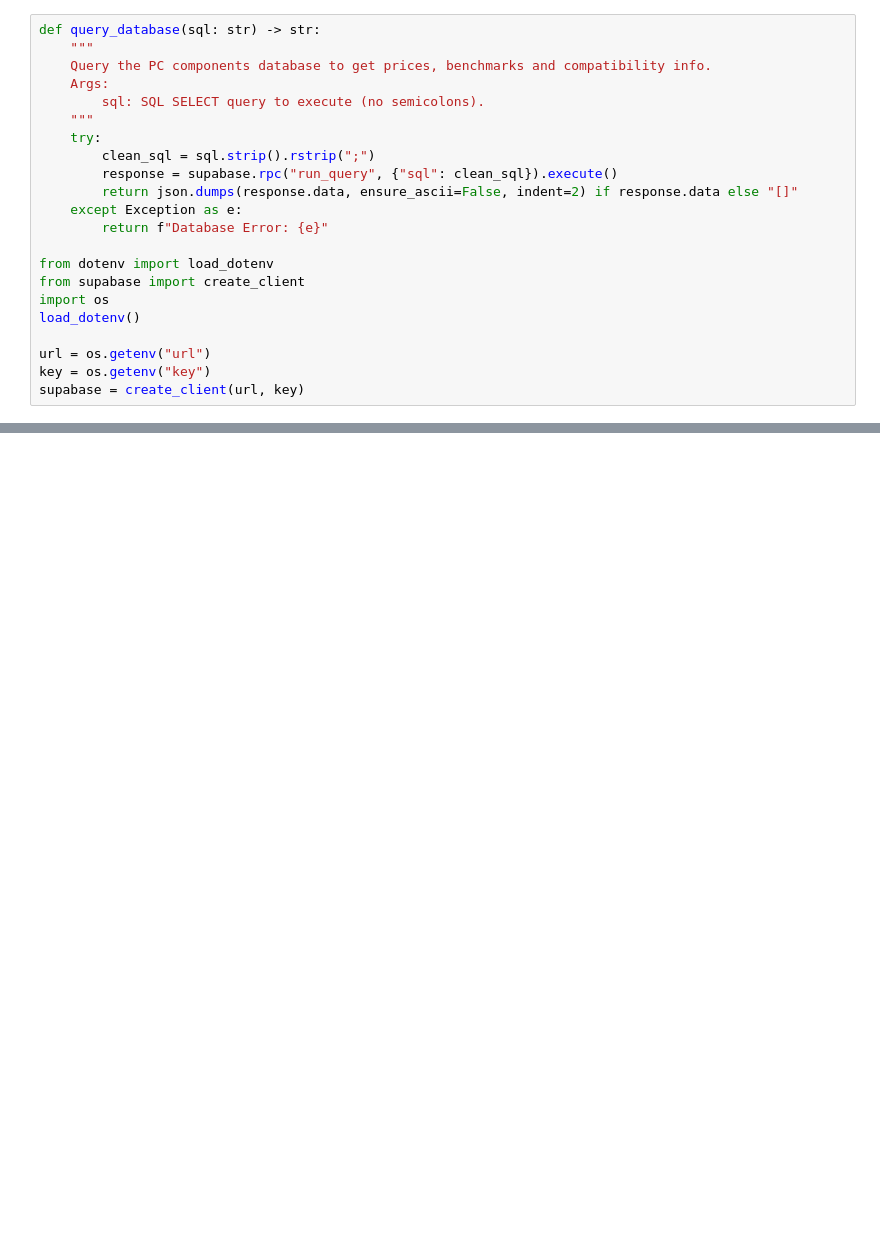
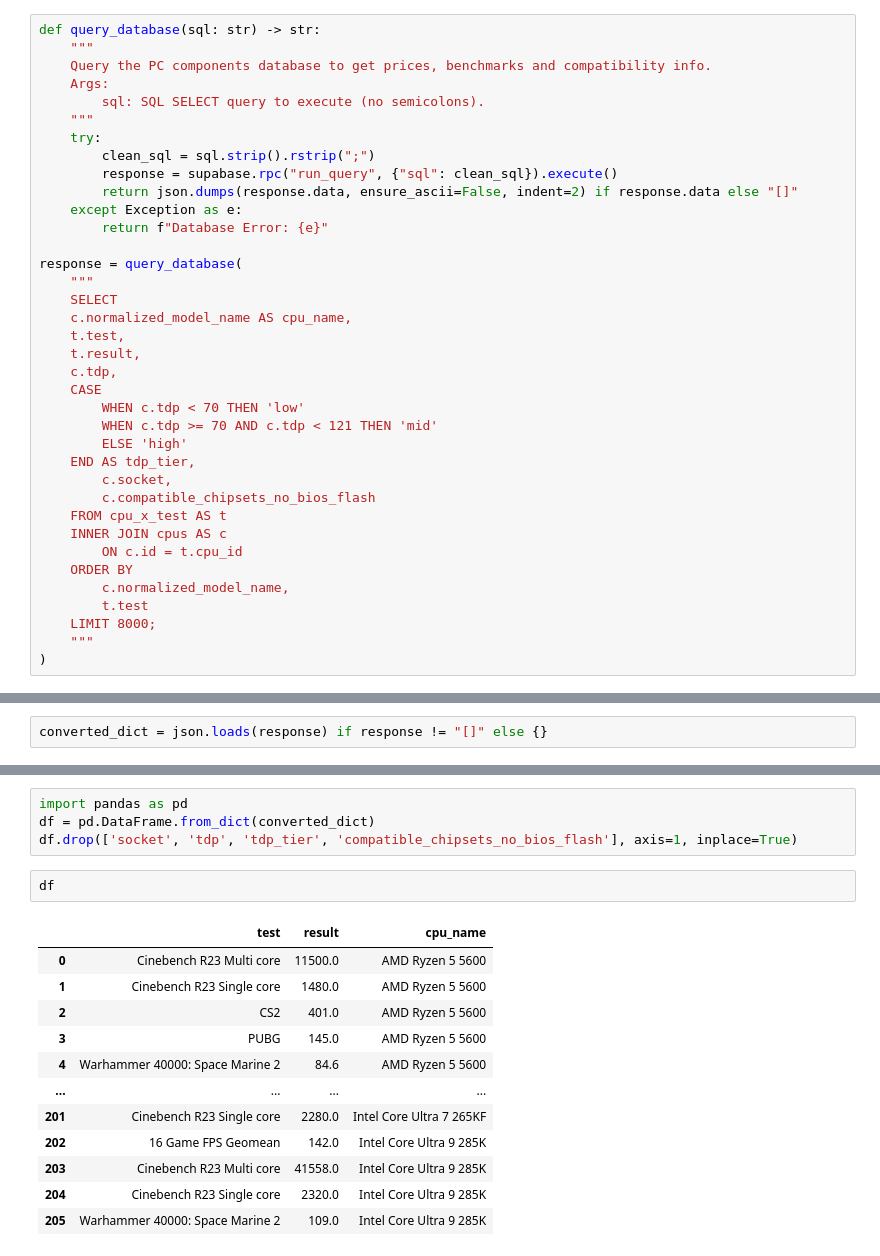
Before and after one commit to bool8192/pc_assembler, a Jupyter notebook: sandbox.ipynb, the cells around one changed output, grey strips where cells are left out. Cells and saved outputs as stored; diff of their text form; blank space fills up the shorter version.

```diff
--- a/sandbox.ipynb
+++ b/sandbox.ipynb
@@ -34,11 +113,26 @@ def query_database(sql: str) -> str:
     except Exception as e:
         return f"Database Error: {e}"
 
-from dotenv import load_dotenv
-from supabase import create_client
-import os
-load_dotenv()
-
-url = os.getenv("url")
-key = os.getenv("key")
-supabase = create_client(url, key)
+response = query_database(
+    """
+    SELECT
+    c.normalized_model_name AS cpu_name,
+    t.test,
+    t.result,
+    c.tdp,
+    CASE
+        WHEN c.tdp < 70 THEN 'low'
+        WHEN c.tdp >= 70 AND c.tdp < 121 THEN 'mid'
+        ELSE 'high'
+    END AS tdp_tier,
+        c.socket,
+        c.compatible_chipsets_no_bios_flash
+    FROM cpu_x_test AS t
+    INNER JOIN cpus AS c
+        ON c.id = t.cpu_id
+    ORDER BY
+        c.normalized_model_name,
+        t.test
+    LIMIT 8000;
+    """
+)
@@ -214,0 +139,2 @@ chosen_gpu
+# %%
+converted_dict = json.loads(response) if response != "[]" else {}
@@ -214,0 +233,19 @@ chosen_gpu
+# %%
+import pandas as pd
+df = pd.DataFrame.from_dict(converted_dict)
+df.drop(['socket', 'tdp', 'tdp_tier', 'compatible_chipsets_no_bios_flash'], axis=1, inplace=True)
+# %%
+df
+# %% [output]
+|  | test | result | cpu_name |
+| 0 | Cinebench R23 Multi core | 11500.0 | AMD Ryzen 5 5600 |
+| 1 | Cinebench R23 Single core | 1480.0 | AMD Ryzen 5 5600 |
+| 2 | CS2 | 401.0 | AMD Ryzen 5 5600 |
+| 3 | PUBG | 145.0 | AMD Ryzen 5 5600 |
+| 4 | Warhammer 40000: Space Marine 2 | 84.6 | AMD Ryzen 5 5600 |
+| ... | ... | ... | ... |
+| 201 | Cinebench R23 Single core | 2280.0 | Intel Core Ultra 7 265KF |
+| 202 | 16 Game FPS Geomean | 142.0 | Intel Core Ultra 9 285K |
+| 203 | Cinebench R23 Multi core | 41558.0 | Intel Core Ultra 9 285K |
+| 204 | Cinebench R23 Single core | 2320.0 | Intel Core Ultra 9 285K |
+| 205 | Warhammer 40000: Space Marine 2 | 109.0 | Intel Core Ultra 9 285K |
```
Also changed, not shown: parts of 24 cells of this notebook, 2 other files.
